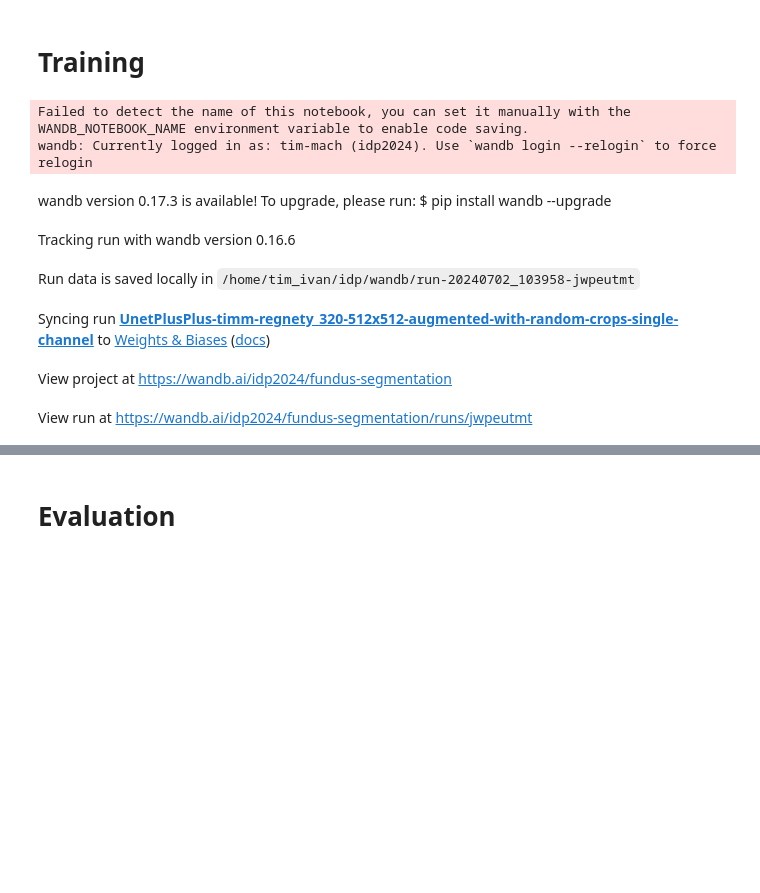
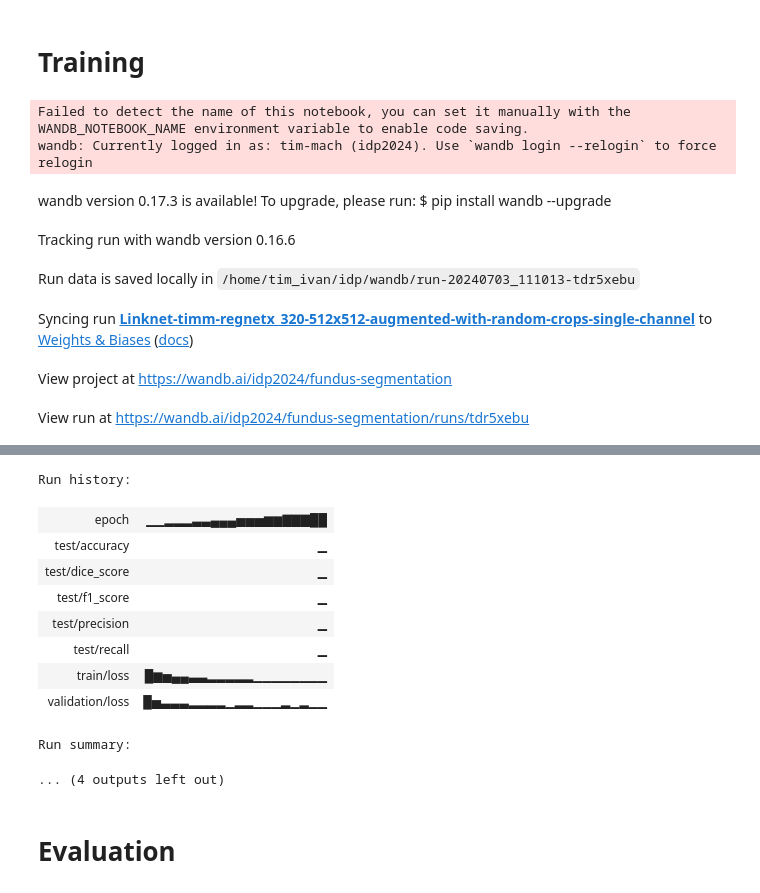
Before and after one commit to TimMachTUM/hsi-brain-segmentation, a Jupyter notebook: fundus-segmentation.ipynb, the cells around one changed output, grey strips where cells are left out. Cells and saved outputs as stored; diff of their text form; code cells hidden in the pictures; blank space fills up the shorter version.

```diff
--- a/fundus-segmentation.ipynb
+++ b/fundus-segmentation.ipynb
@@ -139,17 +139,17 @@ from segmentation_util import model_pipeline, build_criterion, build_optimizer,
 import matplotlib.pyplot as plt
 
 # Define Hyperparameters
-encoder = 'timm-regnety_320'
-architecture = 'UnetPlusPlus'
-learning_rate = 0.012003441858688528
-epochs = 10
+encoder = 'timm-regnetx_320'
+architecture = 'Linknet'
+learning_rate = 0.026881507060609308
+epochs = 20
 loss = 'BCE'
 optimizer = 'Adam'
 
 config = {
     'model': '{architecture}-{encoder}-{width}x{height}-augmented-with-random-crops-single-channel'.format(architecture=architecture, width=width, height=height, encoder=encoder),
     'learning_rate': learning_rate,
-    'epochs': 10,
+    'epochs': epochs,
     'batch_size': trainloader.batch_size,
     'optimizer': optimizer,
     'criterion': loss,
@@ -187,7 +187,7 @@ Failed to detect the name of this notebook, you can set it manually with the WAN
 wandb: Currently logged in as: tim-mach (idp2024). Use `wandb login --relogin` to force relogin
 wandb version 0.17.3 is available! To upgrade, please run: $ pip install wandb --upgrade
 Tracking run with wandb version 0.16.6
-Run data is saved locally in /home/tim_ivan/idp/wandb/run-20240702_103958-jwpeutmt
+Run data is saved locally in /home/tim_ivan/idp/wandb/run-20240703_111013-tdr5xebu
-Syncing run UnetPlusPlus-timm-regnety_320-512x512-augmented-with-random-crops-single-channel to Weights & Biases (docs)
+Syncing run Linknet-timm-regnetx_320-512x512-augmented-with-random-crops-single-channel to Weights & Biases (docs)
 View project at https://wandb.ai/idp2024/fundus-segmentation
-View run at https://wandb.ai/idp2024/fundus-segmentation/runs/jwpeutmt
+View run at https://wandb.ai/idp2024/fundus-segmentation/runs/tdr5xebu
@@ -195,3 +220,14 @@ Epoch 1, Batch 10, Loss: 0.4198
+Run history:
+| epoch | ▁▁▂▂▂▃▃▄▄▄▅▅▅▆▆▇▇▇██ |
+| test/accuracy | ▁ |
+| test/dice_score | ▁ |
+| test/f1_score | ▁ |
+| test/precision | ▁ |
+| test/recall | ▁ |
+| train/loss | █▆▅▄▄▃▃▂▂▂▂▂▁▁▁▁▁▁▁▁ |
+| validation/loss | █▅▃▃▃▂▂▂▂▁▂▂▁▁▁▂▁▂▁▁ |
+Run summary:
+... (4 outputs left out)
 # %%
 import segmentation_models_pytorch as smp
 import torch
```
Also changed, not shown: parts of 1 cell of this notebook, 1 other file.
